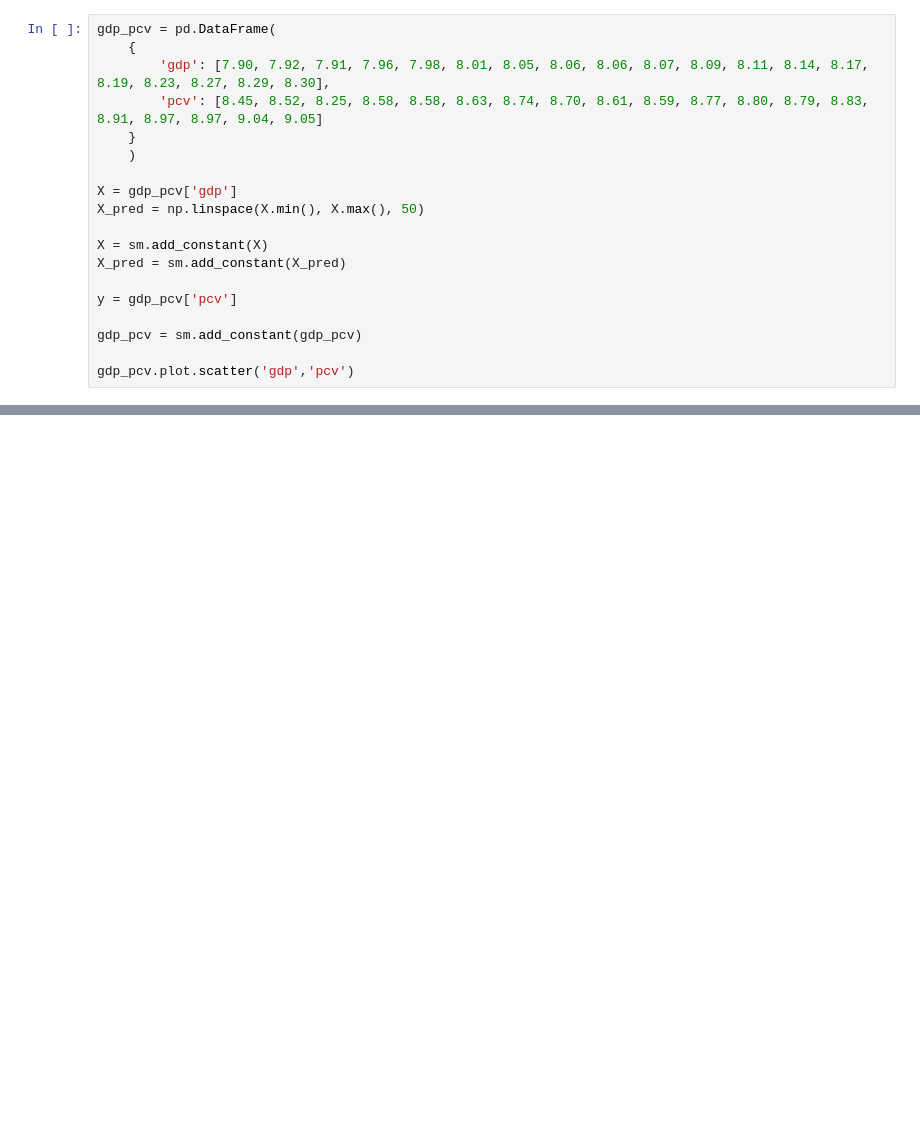
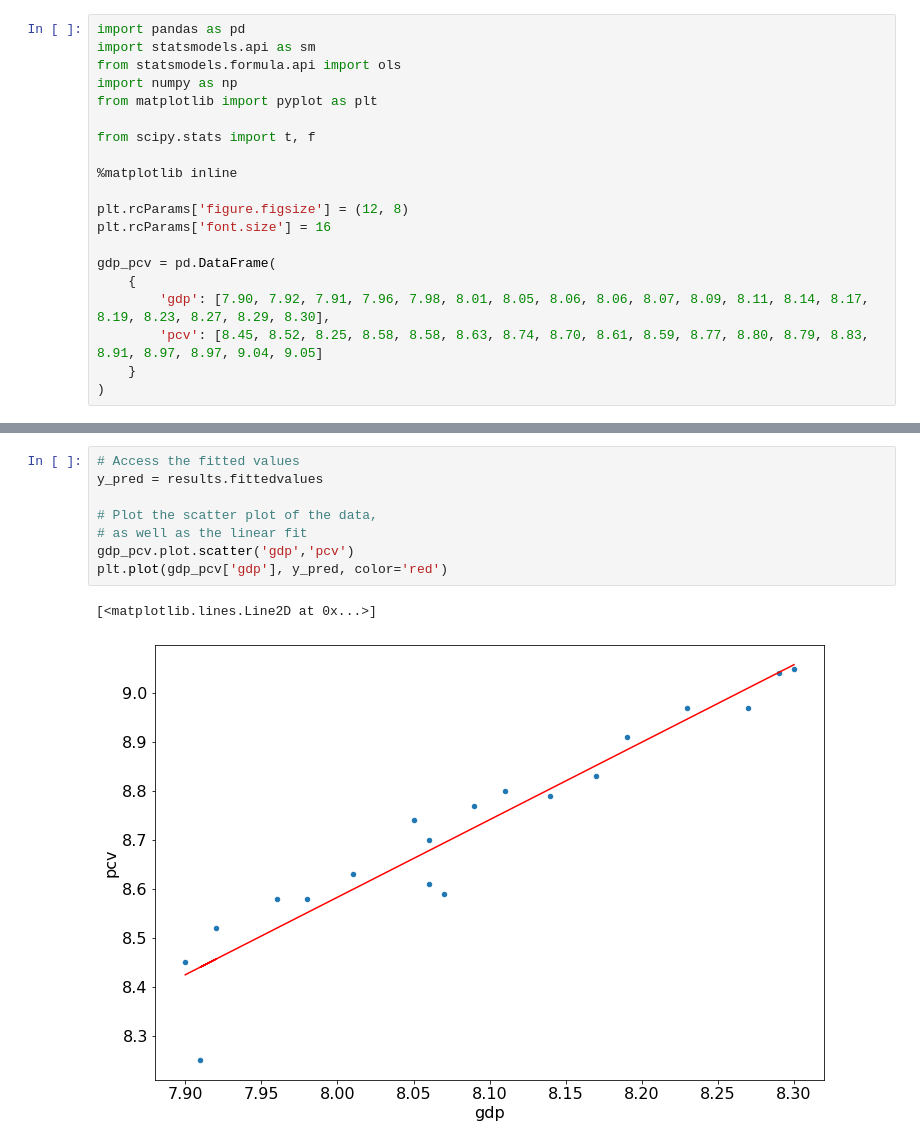
Before and after one commit to ZacharySBrown/vcu-scma440-2021q1, a Jupyter notebook: examples/5_simple_regression.ipynb, the cells around one changed output, grey strips where cells are left out. Drawn from its saved outputs; the diff is of its cells as text; blank space fills up the shorter version.

```diff
--- a/examples/5_simple_regression.ipynb
+++ b/examples/5_simple_regression.ipynb
@@ -13,19 +8,20 @@ from scipy.stats import t
 # %%
+import pandas as pd
+import statsmodels.api as sm
+from statsmodels.formula.api import ols
+import numpy as np
+from matplotlib import pyplot as plt
+
+from scipy.stats import t, f
+
+%matplotlib inline
+
+plt.rcParams['figure.figsize'] = (12, 8)
+plt.rcParams['font.size'] = 16
+
 gdp_pcv = pd.DataFrame(
     {
         'gdp': [7.90, 7.92, 7.91, 7.96, 7.98, 8.01, 8.05, 8.06, 8.06, 8.07, 8.09, 8.11, 8.14, 8.17, 8.19, 8.23, 8.27, 8.29, 8.30],
         'pcv': [8.45, 8.52, 8.25, 8.58, 8.58, 8.63, 8.74, 8.70, 8.61, 8.59, 8.77, 8.80, 8.79, 8.83, 8.91, 8.97, 8.97, 9.04, 9.05]
     }
-    )
-
-X = gdp_pcv['gdp']
-X_pred = np.linspace(X.min(), X.max(), 50)
-
-X = sm.add_constant(X)
-X_pred = sm.add_constant(X_pred)
-
-y = gdp_pcv['pcv']
-
-gdp_pcv = sm.add_constant(gdp_pcv)
-
-gdp_pcv.plot.scatter('gdp','pcv')
+)
@@ -74,0 +91,11 @@ results.mse_model/results.mse_resid
+# %%
+# Access the fitted values
+y_pred = results.fittedvalues
+
+# Plot the scatter plot of the data,
+# as well as the linear fit
+gdp_pcv.plot.scatter('gdp','pcv')
+plt.plot(gdp_pcv['gdp'], y_pred, color='red')
+# %% [output]
+[<matplotlib.lines.Line2D at 0x...>]
+[figure, added]
```
Also changed, not shown: parts of 27 cells of this notebook.
